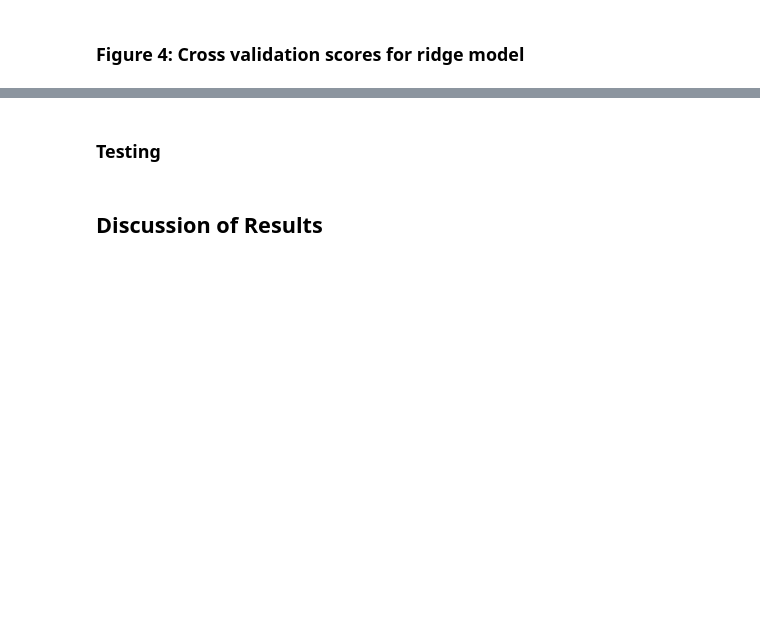
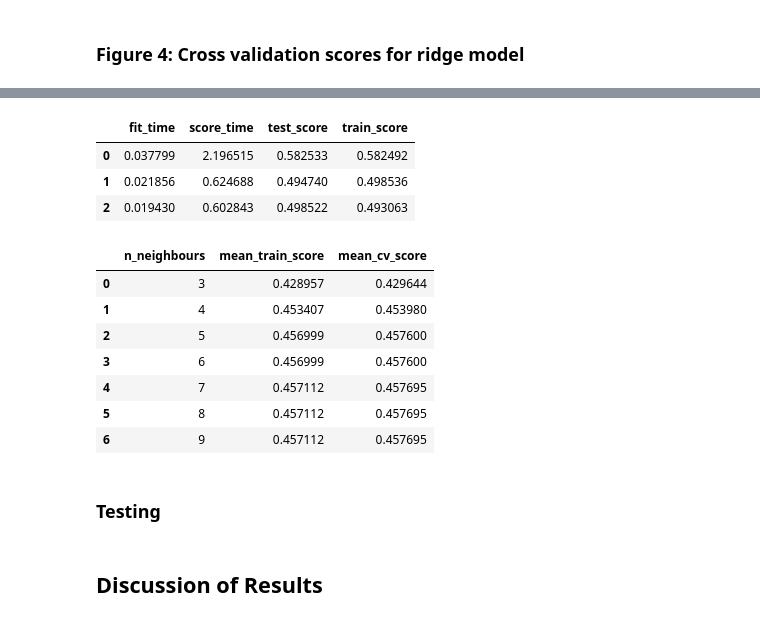
Before and after one commit to izk20/DSCI-310-Group-10, a Jupyter notebook: analysis.ipynb, the cells around one changed output, grey strips where cells are left out. Cells and saved outputs as stored; diff of their text form; code cells hidden in the pictures; blank space fills up the shorter version.

```diff
--- a/analysis.ipynb
+++ b/analysis.ipynb
@@ -187,3 +303,39 @@ pd.DataFrame(cross_validate(ridge_pipeline, X_train, Y_train, cv=10, return_trai
+# %%
+
+
+pipe_lr = make_pipeline(preprocessor,  KNeighborsClassifier(n_neighbors=2, n_jobs=-1))
+pd.DataFrame(cross_validate(pipe_lr, X_train_2, Y_train_2, cv=3, return_train_score=True))
+# %% [output]
+|  | fit_time | score_time | test_score | train_score |
+| 0 | 0.037799 | 2.196515 | 0.582533 | 0.582492 |
+| 1 | 0.021856 | 0.624688 | 0.494740 | 0.498536 |
+| 2 | 0.019430 | 0.602843 | 0.498522 | 0.493063 |
+# %%
+results_dict = {
+        "n_neighbours": [],
+        "mean_train_score": [],
+        "mean_cv_score": []
+}
+
+param_grid = {"n_neighbours": np.arange(1,50,5)}
+for k in param_grid["n_neighbours"]:
+    knn = KNeighborsClassifier(n_neighbors=k, n_jobs=-1)
+    scores = cross_validate(knn, X_train, Y_train, return_train_score = True)
+    results_dict["n_neighbours"].append(k)
+    results_dict["mean_train_score"].append(np.mean(scores['train_score']))
+    results_dict["mean_cv_score"].append(np.mean(scores['test_score']))
+results_df = pd.DataFrame(results_dict)
+# %%
+results_df
+# %% [output]
+|  | n_neighbours | mean_train_score | mean_cv_score |
+| 0 | 3 | 0.428957 | 0.429644 |
+| 1 | 4 | 0.453407 | 0.453980 |
+| 2 | 5 | 0.456999 | 0.457600 |
+| 3 | 6 | 0.456999 | 0.457600 |
+| 4 | 7 | 0.457112 | 0.457695 |
+| 5 | 8 | 0.457112 | 0.457695 |
+| 6 | 9 | 0.457112 | 0.457695 |
 # %% [markdown]
 ### Testing
 # %%
```
Also changed, not shown: parts of 16 cells of this notebook.
